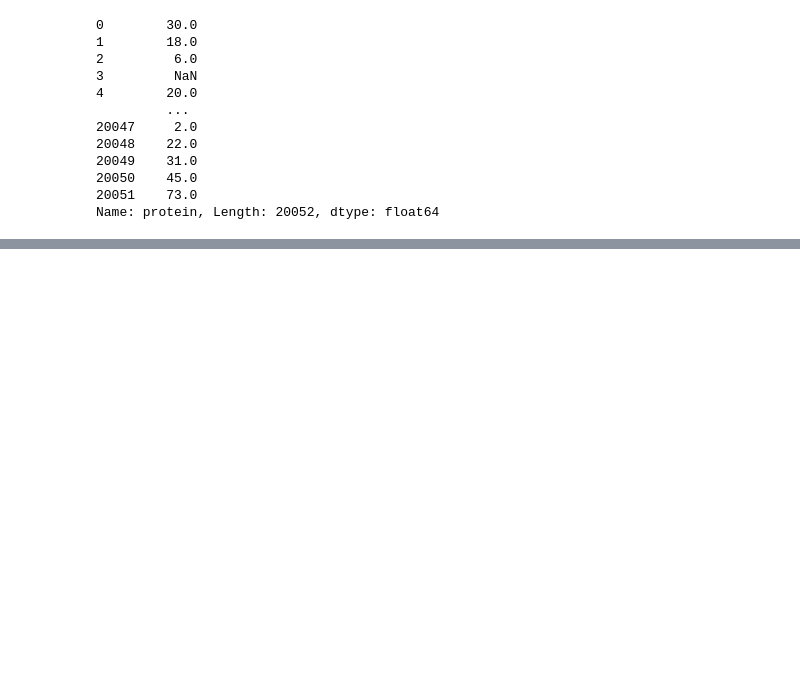
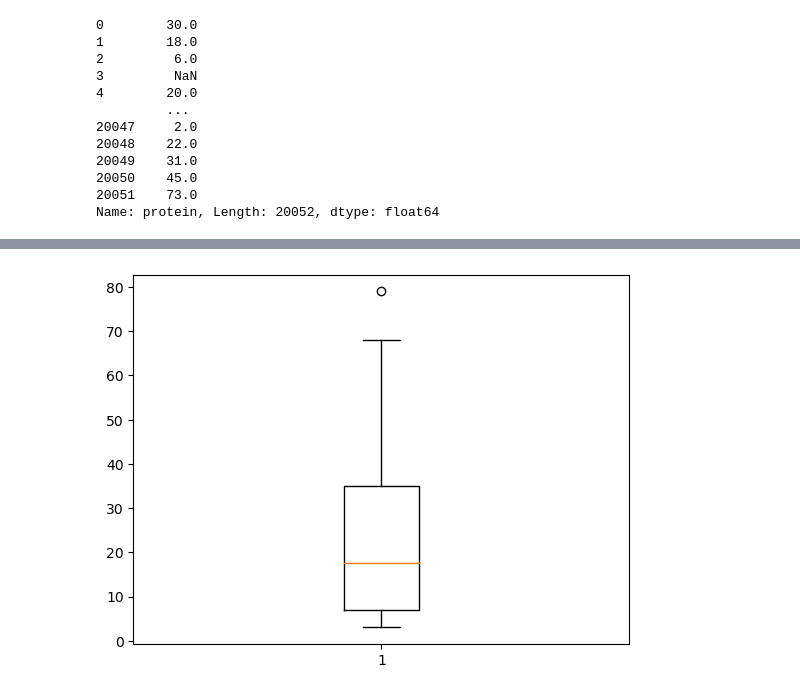
Before and after one commit to Olahubert/Data-Visualization, a Jupyter notebook: Histogram.ipynb, the cells around one changed output, grey strips where cells are left out. Drawn from its saved outputs; the diff is of its cells as text; code cells hidden in the pictures; blank space fills up the shorter version.

```diff
--- a/Histogram.ipynb
+++ b/Histogram.ipynb
@@ -172,0 +215,2 @@ plt.show()
+# %%
+FAT=Chemical_component["fat"]
@@ -172,0 +237,2 @@ plt.show()
+# %%
+FAT=FAT.head(20)
@@ -172,0 +259,7 @@ plt.show()
+# %%
+Sample_F=FAT.dropna()
+# %%
+plt.boxplot(Sample_F)
+plt.show()
+# %% [output]
+[figure, added]
```
Also changed, not shown: parts of 15 cells of this notebook, 2 other files.
